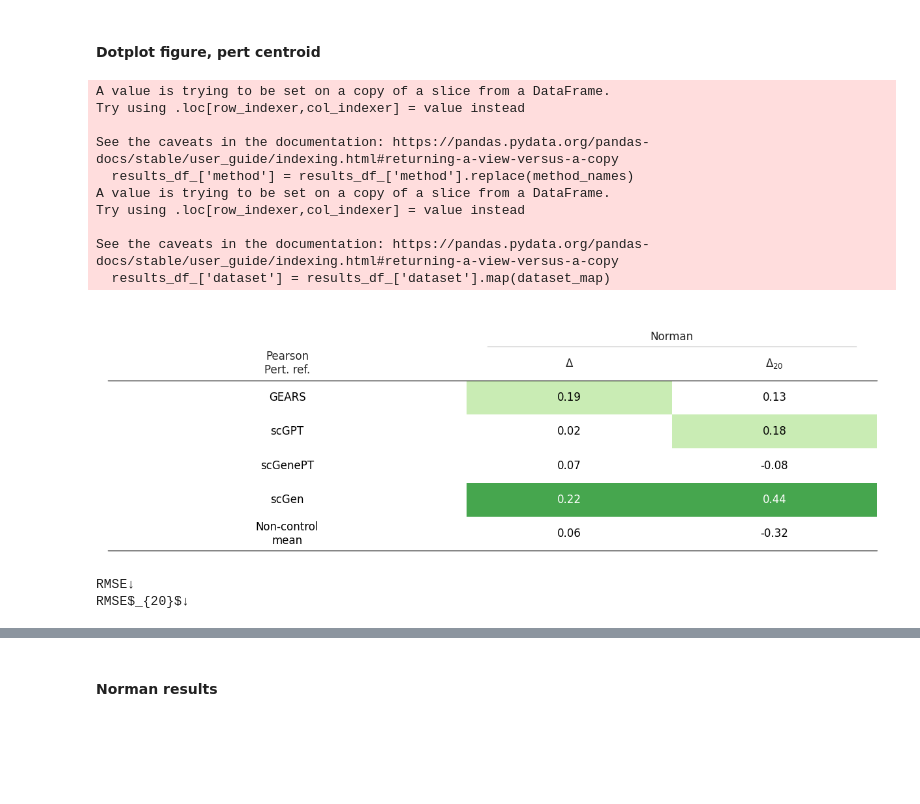
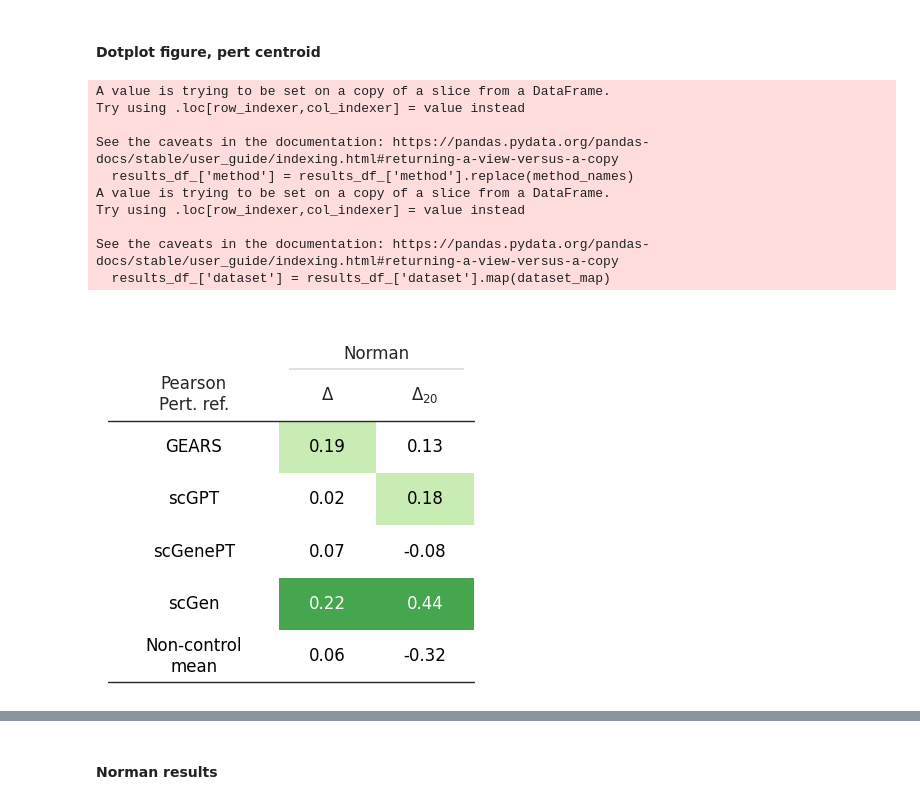
Before and after one commit to 22200541/perturbation, a Jupyter notebook: systema/benchmark_with_scgen.ipynb, the cells around one changed output, grey strips where cells are left out. Cells and saved outputs as stored; diff of their text form; code cells hidden in the pictures; blank space fills up the shorter version.

```diff
--- a/systema/benchmark_with_scgen.ipynb
+++ b/systema/benchmark_with_scgen.ipynb
@@ -359,10 +339,7 @@ method_names = {
     'scgenept':'scGenePT',
     'scgen': 'scGen',
     'nonctl-mean': 'Non-control\nmean',
-    # 'matching-mean': 'Matching mean'
 }
-
-
 metric_names = {
     'rmse_all': 'All',
     'rmse_20de': '20',
@@ -383,11 +360,7 @@ col_defs = [
             width=1.75,
         ),
     ]
-
-cmap = LinearSegmentedColormap.from_list(
-    name="bugw", colors=["#ffffff", "#f2fbd2", "#c9ecb4", "#93d3ab", "#35b0ab"], N=256
-)
-
+cmap = LinearSegmentedColormap.from_list(name="bugw", colors=["#ffffff", "#f2fbd2", "#c9ecb4", "#93d3ab", "#35b0ab"], N=256)
 cols_order = []
 for d in dataset_labels:
     for m, m_name in metric_names.items():
@@ -405,14 +378,12 @@ for d in dataset_labels:
             border="left",
             formatter="{:.2f}",
             width=1,
-            textprops={
-                "ha": "center",
-            },
+            textprops={"ha": "center",},
             cmap = custom_cmap(df_[(d, m)], descending=True)
         )
         col_defs.append(col_def)
 
-fig, ax = plt.subplots(figsize=(12.25, 4))
+fig, ax = plt.subplots(figsize=(4, 4))
 table = Table(
     df_[cols_order],
     column_definitions=col_defs,
@@ -452,7 +423,6 @@ method_names = {
     'scgen': 'scGen',
     'nonctl-mean': 'Non-control\nmean',
 }
-
 metric_names = {
     'corr_all_allpert': '$\Delta$',
     'corr_20de_allpert': '${\Delta_{20}}$',
@@ -473,11 +443,7 @@ col_defs = [
             width=1.75,
         ),
     ]
-
-cmap = LinearSegmentedColormap.from_list(
-    name="bugw", colors=["#ffffff", "#f2fbd2", "#c9ecb4", "#93d3ab", "#35b0ab"], N=256
-)
-
+cmap = LinearSegmentedColormap.from_list(name="bugw", colors=["#ffffff", "#f2fbd2", "#c9ecb4", "#93d3ab", "#35b0ab"], N=256)
 cols_order = []
 for d in dataset_labels:
     for m, m_name in metric_names.items():
@@ -497,45 +463,39 @@ for d in dataset_labels:
             formatter="{:.2f}",
             width=1,
             # cmap=cmap,
-            textprops={
-                "ha": "center",
-                # "bbox": {"boxstyle": "circle", "pad": 0.},
-            },
+            textprops={"ha": "center",},
             cmap = custom_cmap(df_[(d, m)], descending=m_name.endswith('↓'))
-            # cmap=normed_cmap(df_[col], cmap=cmap_name, num_stds=2),
         )
         col_defs.append(col_def)
 
-fig, ax = plt.subplots(figsize=(12.25, 4))
-
-# letter_annotation(plt.gca(), 0, 0.9, 'a', fontsize=28)
+fig, ax = plt.subplots(figsize=(4, 4))
 table = Table(
     df_[cols_order],
     column_definitions=col_defs,
     row_dividers=False,
     col_label_divider=True,
     footer_divider=True,
     ax=ax,
     textprops={"fontsize": fontsize},
     row_divider_kw={"linewidth": 1, "linestyle": (0, (1, 5))},
     col_label_divider_kw={"linewidth": 1, "linestyle": "-"},
     column_border_kw={"linewidth": 0, "linestyle": "-"},
 ).autoset_fontcolors()  # colnames=["OFF", "DEF"]
 plt.tight_layout()
 plt.savefig(f'{figdir}/benchmark_summary_table_pearson_allpert_combined_4.pdf', bbox_inches='tight');
 plt.show()
 # %% [output]
 A value is trying to be set on a copy of a slice from a DataFrame.
 Try using .loc[row_indexer,col_indexer] = value instead
 
 See the caveats in the documentation: https://pandas.pydata.org/pandas-docs/stable/user_guide/indexing.html#returning-a-view-versus-a-copy
   results_df_['method'] = results_df_['method'].replace(method_names)
 A value is trying to be set on a copy of a slice from a DataFrame.
 Try using .loc[row_indexer,col_indexer] = value instead
 
 See the caveats in the documentation: https://pandas.pydata.org/pandas-docs/stable/user_guide/indexing.html#returning-a-view-versus-a-copy
   results_df_['dataset'] = results_df_['dataset'].map(dataset_map)
-[figure, old version]
+[figure, new version]
 # %%
 fontsize = 19
 method_names = {
@@ -546,8 +506,6 @@ method_names = {
     'nonctl-mean': 'Non control mean',
     'matching-mean': 'Matching mean'
 }
-
-
 metric_names = {
     'corr_all_allpert': 'Pearson↑',
     'corr_20de_allpert': 'Pearson$_{20}$↑',
@@ -556,14 +514,7 @@ metric_names = {
 }
 
 datasets_ = ['Norman2019']
-#datasets_ = ['ReplogleK562', 'Adamson2016', 'Norman2019']
-
-dataset_names = {
-    # 'ReplogleK562': 'ReplogleK562',
-    #'Adamson2016': 'Adamson',
-    #'Dixit2016': 'Dixit',
-    'Norman2019': 'Norman'
-}
+dataset_names = {'Norman2019': 'Norman'}
 
 results_df['method'] = results_df['method'].replace(method_names)
 results_df['dataset'] = results_df['dataset'].replace(dataset_names)
@@ -580,25 +531,19 @@ col_defs = [
             width=1.75,
         ),
     ]
-
-cmap = LinearSegmentedColormap.from_list(
-    name="bugw", colors=["#ffffff", "#f2fbd2", "#c9ecb4", "#93d3ab", "#35b0ab"], N=256
-)
-
+cmap = LinearSegmentedColormap.from_list(name="bugw", colors=["#ffffff", "#f2fbd2", "#c9ecb4", "#93d3ab", "#35b0ab"], N=256)
 cols_order = []
 for d in dataset_names.values():
     for m, m_name in metric_names.items():
         cmap_name = matplotlib.cm.PiYG
         if '↓' in m_name:
             cmap_name = matplotlib.cm.PiYG_r
-            print(m_name)
 
         col = (d, m)
         cols_order.append(col)
         col_def = ColumnDefinition(
             name=col,
             title=m_name,
-            # formatter=decimal_to_percent,
             group=d,
             border="left",
             textprops={
@@ -607,11 +552,7 @@ for d in dataset_names.values():
             },
             formatter="{:.2f}",
             width=1,
-            # cmap=cmap
             cmap=normed_cmap(df_[col], cmap=cmap_name, num_stds=2),
         )
         col_defs.append(col_def)
-# %% [output]
-RMSE↓
-RMSE$_{20}$↓
 # %%
```
Also changed, not shown: parts of 13 cells of this notebook, 6 other files.
